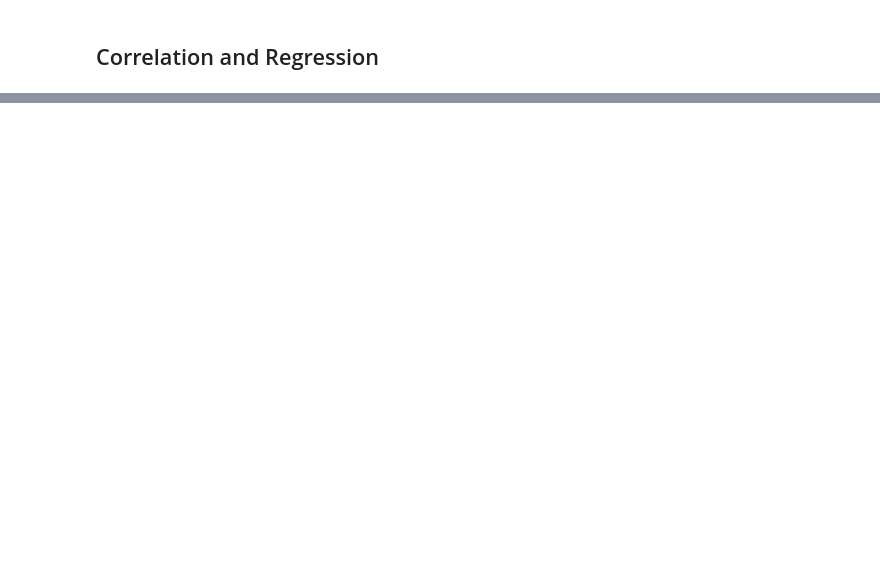
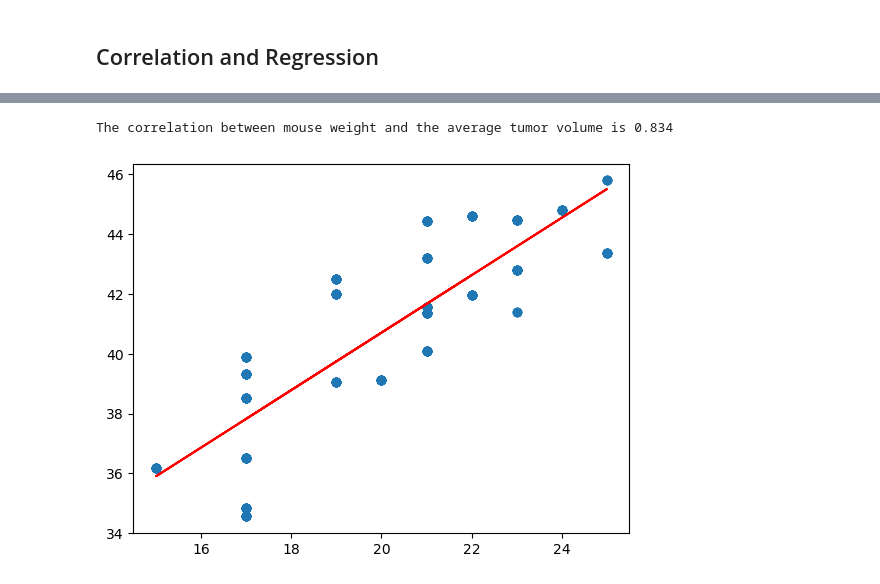
Before and after one commit to Xelven001/Pymaceuticals_challenge, a Jupyter notebook: pymaceuticals_starter.ipynb, the cells around one changed output, grey strips where cells are left out. Saved outputs shown, nothing was run; the diff lists cells and outputs as text; code cells hidden in the pictures; blank space fills up the shorter version.

```diff
--- a/pymaceuticals_starter.ipynb
+++ b/pymaceuticals_starter.ipynb
@@ -264,0 +314,16 @@ The correlation between mouse weight and the average tumor volume is 0.84
+# %%
+# Calculate the correlation coefficient and a linear regression model
+# for mouse weight and average observed tumor volume for the entire Capomulin regimen
+correlation_coefficient = pearsonr(df3["Weight (g)"], df3["Avg Tumor Volume"])
+print(f"The correlation between mouse weight and the average tumor volume is {correlation_coefficient[0].round(3)}")
+plt.scatter(df3["Weight (g)"], df3["Avg Tumor Volume"])
+slope, intercept, r_value, p_value, std_err = linregress(df3["Weight (g)"], df3["Avg Tumor Volume"])
+forecast = slope * df3["Weight (g)"] + intercept
+
+
+plt.plot(df3["Weight (g)"], forecast, color='r', label="Linear Regression Line")
+
+plt.show()
+# %% [output]
+The correlation between mouse weight and the average tumor volume is 0.834
+[figure, added]
```
Also changed, not shown: parts of 13 cells of this notebook.
